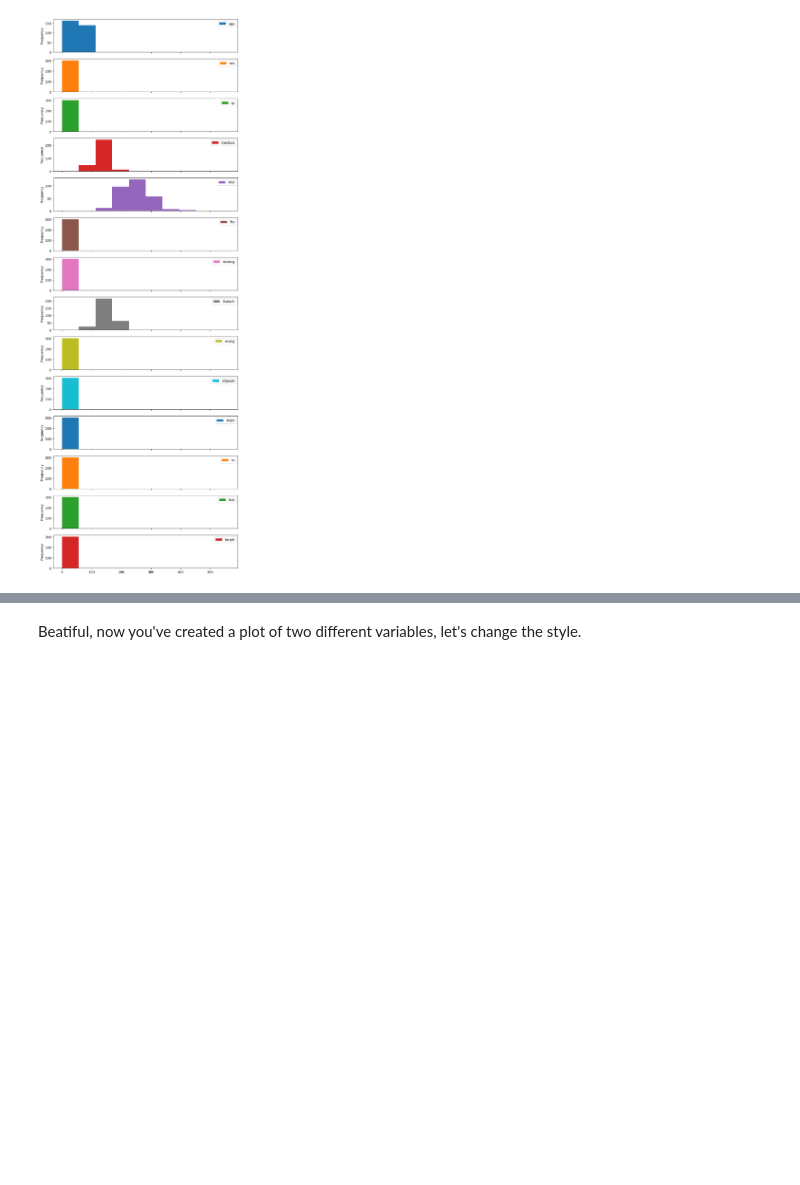
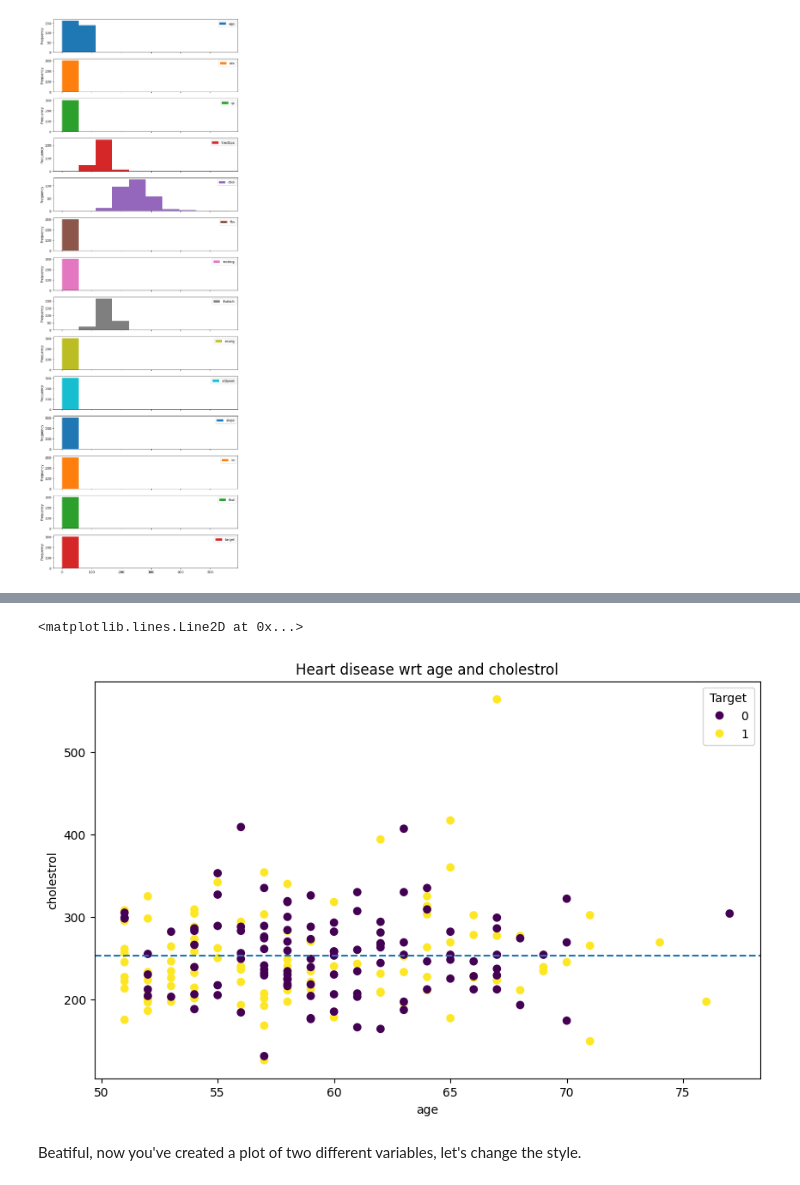
Before and after one commit to leviathan003/Practice_Puzzles, a Jupyter notebook: matplotlib-exercises.ipynb, the cells around one changed output, grey strips where cells are left out. Drawn from its saved outputs; the diff is of its cells as text; code cells hidden in the pictures; blank space fills up the shorter version.

```diff
--- a/matplotlib-exercises.ipynb
+++ b/matplotlib-exercises.ipynb
@@ -445,22 +445,27 @@ For this next challenge, we're going to be replicating the following plot:
 # %%
 # Replicate the above plot in whichever way you see fit
 
 # Note: The method below is only one way of doing it, yours might be
 # slightly different
 
 # Create DataFrame with patients over 50 years old
-
+dataframe_above50 = heart_disease[heart_disease['age']>50]
 
 # Create the plot
-
+fig, ax = plt.subplots(figsize=(10,6))
 
 # Plot the data
-
+scatter = plt.scatter(dataframe_above50.age,dataframe_above50.chol,c=dataframe_above50.target)
 
 # Customize the plot
-
+ax.set(title='Heart disease wrt age and cholestrol',xlabel = 'age',ylabel = 'cholestrol')
+ax.legend(*scatter.legend_elements(),title="Target")
 
 # Add a meanline
+ax.axhline(dataframe_above50['chol'].mean(),linestyle="--")
+# %% [output]
+<matplotlib.lines.Line2D at 0x...>
+[figure, added]
 # %% [markdown]
 Beatiful, now you've created a plot of two different variables, let's change the style.
 # %%
```
Also changed, not shown: 2 other files.
